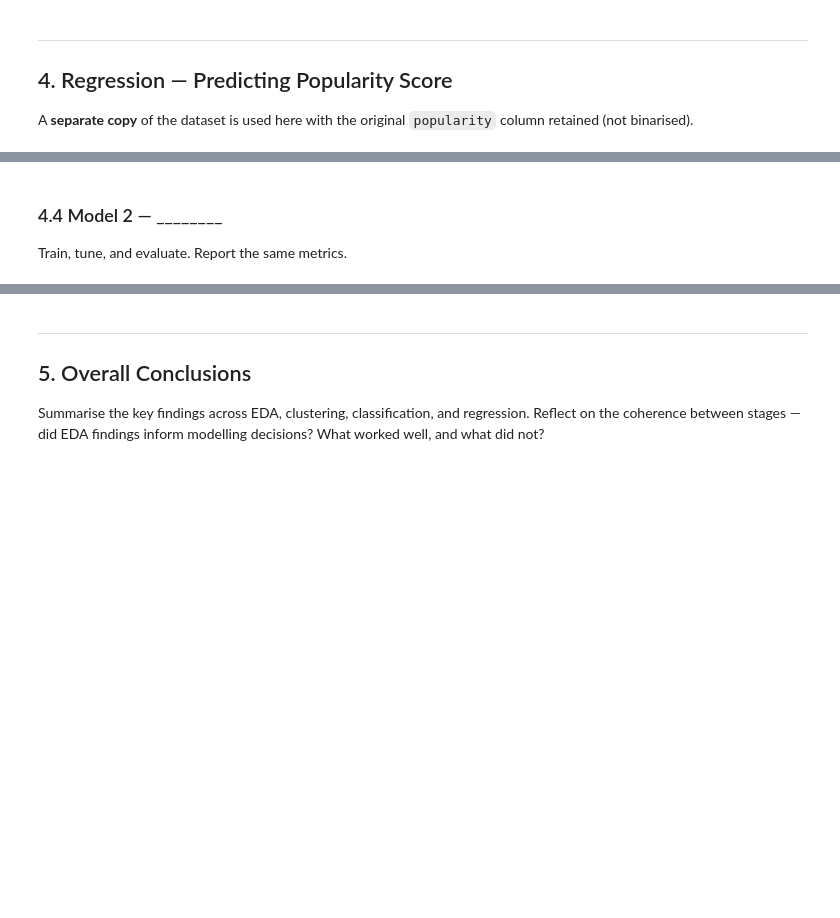
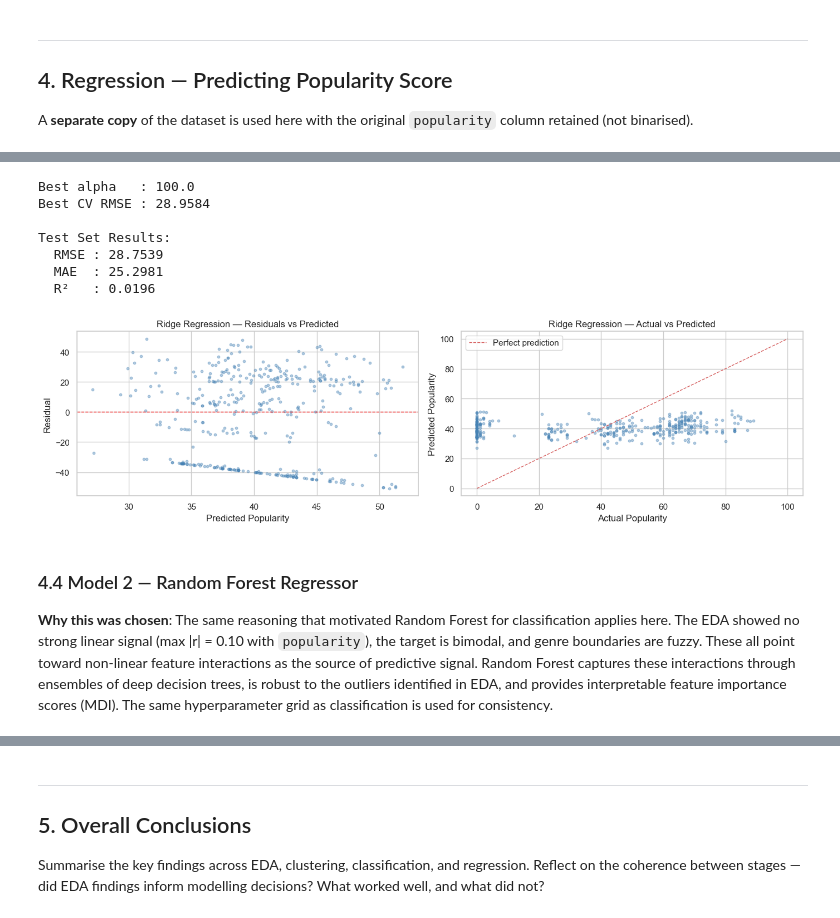
Before and after one commit to CallanMark/Data-Mining-Project, a Jupyter notebook: implementation.ipynb, the cells around one changed output, grey strips where cells are left out. Drawn from its saved outputs; the diff is of its cells as text; code cells hidden in the pictures; blank space fills up the shorter version.

```diff
--- a/implementation.ipynb
+++ b/implementation.ipynb
@@ -1197,0 +1276,12 @@ State and justify the split and CV strategy used.
+# %%
+from sklearn.model_selection import train_test_split, KFold
+
+X_train_r, X_test_r, y_train_r, y_test_r = train_test_split(
+    X_reg, y_reg, test_size=0.2, random_state=RANDOM_STATE
+)
+cv_reg = KFold(n_splits=5, shuffle=True, random_state=RANDOM_STATE)
+
+print(f"Train : {X_train_r.shape[0]} samples")
+print(f"Test  : {X_test_r.shape[0]} samples")
+print(f"\nTrain target — mean: {y_train_r.mean():.2f}, std: {y_train_r.std():.2f}")
+print(f"Test  target — mean: {y_test_r.mean():.2f}, std: {y_test_r.std():.2f}")
@@ -1202,4 +1302,62 @@ Train, tune, and evaluate. Report RMSE, MAE, and R².
+# %%
+from sklearn.linear_model import Ridge
+from sklearn.model_selection import GridSearchCV
+from sklearn.metrics import root_mean_squared_error, mean_absolute_error, r2_score
+import warnings
+warnings.filterwarnings('ignore')
+
+ridge_pipe = Pipeline([
+    ('pre', preprocessor_reg),
+    ('reg', Ridge())
+])
+
+ridge_params = {'reg__alpha': [0.1, 1.0, 10.0, 100.0, 500.0]}
+ridge_search = GridSearchCV(
+    ridge_pipe, ridge_params,
+    cv=cv_reg, scoring='neg_root_mean_squared_error', n_jobs=-1
+)
+ridge_search.fit(X_train_r, y_train_r)
+
+y_pred_ridge = ridge_search.predict(X_test_r)
+rmse_ridge = root_mean_squared_error(y_test_r, y_pred_ridge)
+mae_ridge  = mean_absolute_error(y_test_r, y_pred_ridge)
+r2_ridge   = r2_score(y_test_r, y_pred_ridge)
+
+print(f"Best alpha   : {ridge_search.best_params_['reg__alpha']}")
+print(f"Best CV RMSE : {-ridge_search.best_score_:.4f}")
+print(f"\nTest Set Results:")
+print(f"  RMSE : {rmse_ridge:.4f}")
+print(f"  MAE  : {mae_ridge:.4f}")
+print(f"  R²   : {r2_ridge:.4f}")
+
+# Residual plot
+fig, axes = plt.subplots(1, 2, figsize=(14, 4))
+
+axes[0].scatter(y_pred_ridge, y_test_r - y_pred_ridge, alpha=0.4, s=10, color='steelblue')
+axes[0].axhline(0, color='red', linestyle='--', linewidth=1)
+axes[0].set_xlabel('Predicted Popularity')
+axes[0].set_ylabel('Residual')
+axes[0].set_title('Ridge Regression — Residuals vs Predicted')
+
+axes[1].scatter(y_test_r, y_pred_ridge, alpha=0.4, s=10, color='steelblue')
+axes[1].plot([0, 100], [0, 100], 'r--', linewidth=1, label='Perfect prediction')
+axes[1].set_xlabel('Actual Popularity')
+axes[1].set_ylabel('Predicted Popularity')
+axes[1].set_title('Ridge Regression — Actual vs Predicted')
+axes[1].legend()
+
+plt.tight_layout()
+plt.show()
+# %% [output]
+Best alpha   : 100.0
+Best CV RMSE : 28.9584
+
+Test Set Results:
+  RMSE : 28.7539
+  MAE  : 25.2981
+  R²   : 0.0196
+[figure, added]
 # %% [markdown]
-### 4.4 Model 2 — \_\_\_\_\_\_\_\_
+### 4.4 Model 2 — Random Forest Regressor
 
-Train, tune, and evaluate. Report the same metrics.
+**Why this was chosen**: The same reasoning that motivated Random Forest for classification applies here. The EDA showed no strong linear signal (max |r| = 0.10 with `popularity`), the target is bimodal, and genre boundaries are fuzzy. These all point toward non-linear feature interactions as the source of predictive signal. Random Forest captures these interactions through ensembles of deep decision trees, is robust to the outliers identified in EDA, and provides interpretable feature importance scores (MDI). The same hyperparameter grid as classification is used for consistency.
```
Also changed, not shown: parts of 19 cells of this notebook.
